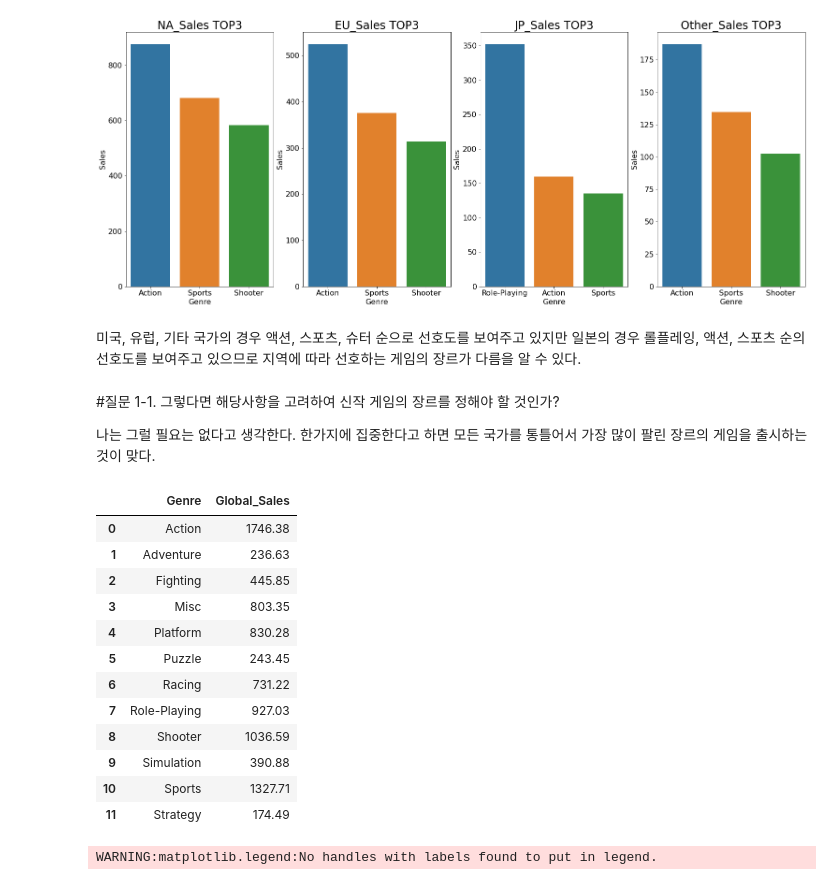
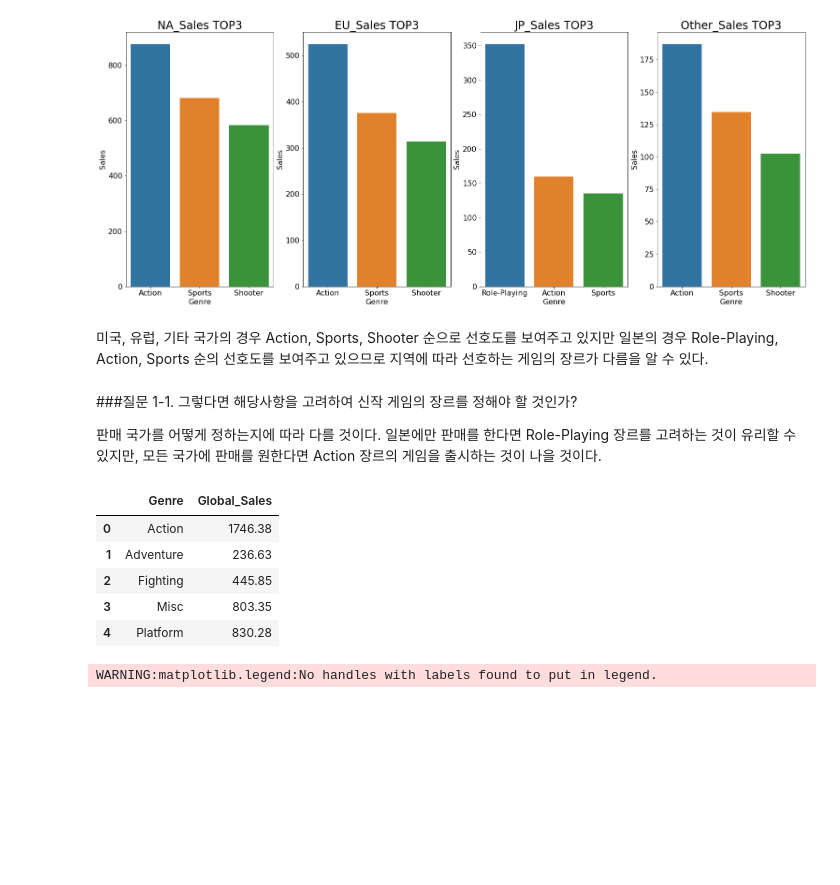
Before and after one commit to ORCT/ds-section1-project, a Jupyter notebook: Q1_genre_sale.ipynb, the cells around one changed output. Drawn from its saved outputs; the diff is of its cells as text; code cells hidden in the pictures; blank space fills up the shorter version.

```diff
--- a/Q1_genre_sale.ipynb
+++ b/Q1_genre_sale.ipynb
@@ -90,30 +96,23 @@ plt.show()
 # %% [output]
 [figure]
 # %% [markdown]
-미국, 유럽, 기타 국가의 경우 액션, 스포츠, 슈터 순으로 선호도를 보여주고 있지만 일본의 경우 롤플레잉, 액션, 스포츠 순의 선호도를 보여주고 있으므로 지역에 따라 선호하는 게임의 장르가 다름을 알 수 있다.
+미국, 유럽, 기타 국가의 경우 Action, Sports, Shooter 순으로 선호도를 보여주고 있지만 일본의 경우 Role-Playing, Action, Sports 순의 선호도를 보여주고 있으므로 지역에 따라 선호하는 게임의 장르가 다름을 알 수 있다.
 # %% [markdown]
-#질문 1-1. 그렇다면 해당사항을 고려하여 신작 게임의 장르를 정해야 할 것인가?
+###질문 1-1. 그렇다면 해당사항을 고려하여 신작 게임의 장르를 정해야 할 것인가?
 
-나는 그럴 필요는 없다고 생각한다. 한가지에 집중한다고 하면 모든 국가를 통틀어서 가장 많이 팔린 장르의 게임을 출시하는 것이 맞다.
+판매 국가를 어떻게 정하는지에 따라 다를 것이다. 일본에만 판매를 한다면 Role-Playing 장르를 고려하는 것이 유리할 수 있지만, 모든 국가에 판매를 원한다면 Action 장르의 게임을 출시하는 것이 나을 것이다.
 # %%
 global_sales = df[['Genre','Global_Sales']]
 global_sales = global_sales.groupby(['Genre']).sum()
 global_sales.reset_index(inplace=True)
-global_sales
+global_sales.head()
 # %% [output]
 |  | Genre | Global_Sales |
 | 0 | Action | 1746.38 |
 | 1 | Adventure | 236.63 |
 | 2 | Fighting | 445.85 |
 | 3 | Misc | 803.35 |
 | 4 | Platform | 830.28 |
-| 5 | Puzzle | 243.45 |
-| 6 | Racing | 731.22 |
-| 7 | Role-Playing | 927.03 |
-| 8 | Shooter | 1036.59 |
-| 9 | Simulation | 390.88 |
-| 10 | Sports | 1327.71 |
-| 11 | Strategy | 174.49 |
 # %%
 plt.figure(figsize=(16, 10))
 sns.barplot(data=global_sales, x='Genre', y='Global_Sales')
```
Also changed, not shown: parts of 5 cells of this notebook.
